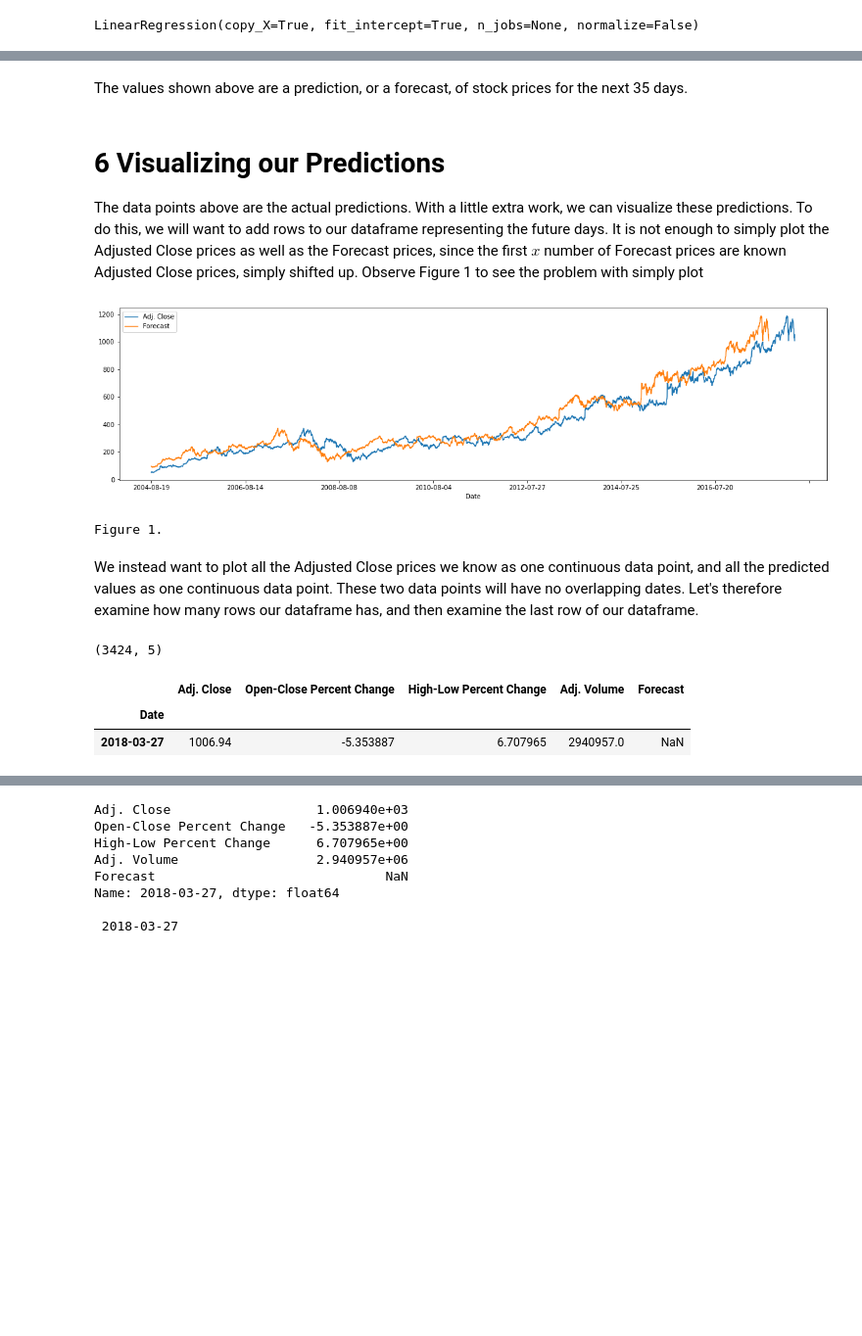
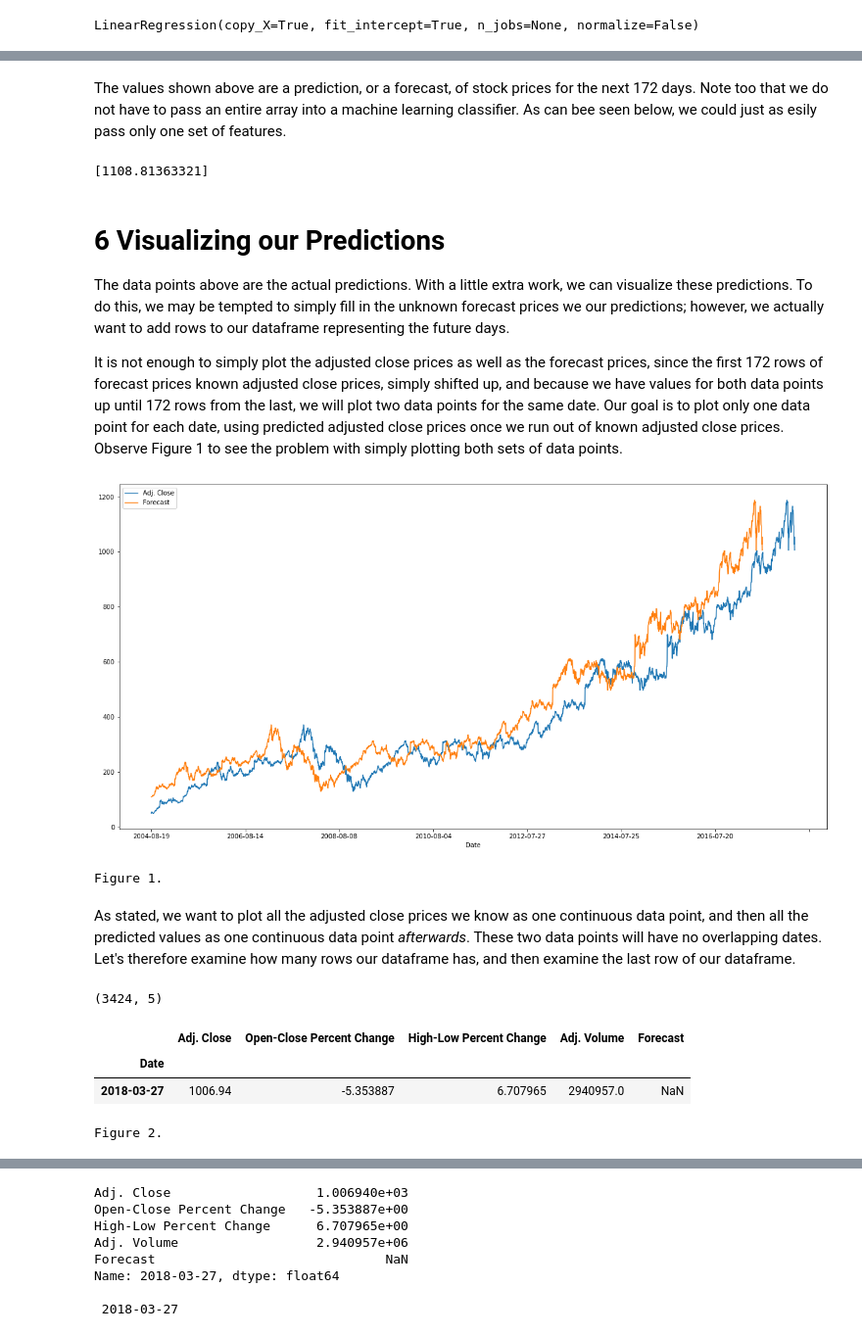
Before and after one commit to TylerTompa/LearnMachineLearning, a Jupyter notebook: Linear Regression/3. Training, Testing, and Predicting.ipynb, the cells around one changed output, grey strips where cells are left out. Shown: that part at 98% size. Drawn from its saved outputs; the diff is of its cells as text; code cells hidden in the pictures; blank space fills up the shorter version.

```diff
--- a/Linear Regression/3. Training, Testing, and Predicting.ipynb
+++ b/Linear Regression/3. Training, Testing, and Predicting.ipynb
@@ -266,36 +266,46 @@ array([1033.65621984, 1035.55112101, 1039.14396564, 1043.2080324 ,
 # %% [markdown]
-The values shown above are a prediction, or a forecast, of stock prices for the next 35 days.
+The values shown above are a prediction, or a forecast, of stock prices for the next 172 days.  Note too that we do not have to pass an entire array into a machine learning classifier.  As can bee seen below, we could just as esily pass only one set of features.
+# %%
+# Predict one price
+print(classifier.predict(X_no_forecast[0].reshape(1, -1)))
+# %% [output]
+[1108.81363321]
 # %% [markdown]
 # 6 Visualizing our Predictions
 
-The data points above are the actual predictions.  With a little extra work, we can visualize these predictions.  To do this, we will want to add rows to our dataframe representing the future days.  It is not enough to simply plot the Adjusted Close prices as well as the Forecast prices, since the first $x$ number of Forecast prices are known Adjusted Close prices, simply shifted up.  Observe Figure 1 to see the problem with simply plot
+The data points above are the actual predictions.  With a little extra work, we can visualize these predictions.  To do this, we may be tempted to simply fill in the unknown forecast prices we our predictions; however, we actually want to add rows to our dataframe representing the future days.
+
+It is not enough to simply plot the adjusted close prices as well as the forecast prices, since the first 172 rows of forecast prices known adjusted close prices, simply shifted up, and because we have values for both data points up until 172 rows from the last, we will plot two data points for the same date.  Our goal is to plot only one data point for each date, using predicted adjusted close prices once we run out of known adjusted close prices.  Observe Figure 1 to see the problem with simply plotting both sets of data points.
 # %%
 # Define figure with measurement 20x5
-plt.figure(figsize=(20,5))
+plt.figure(figsize=(20,10))
 # Plot adjusted close prices
 stocks['Adj. Close'].plot()
 # Plot forecasted prices
 stocks['Forecast'].plot()
 # Plot legend
 plt.legend()
 # Show plot
 plt.show()
 
 print('Figure 1.')
 # %% [output]
-[figure, old version]
+[figure, new version]
 Figure 1.
 # %% [markdown]
-We instead want to plot all the Adjusted Close prices we know as one continuous data point, and all the predicted values as one continuous data point.  These two data points will have no overlapping dates.  Let's therefore examine how many rows our dataframe has, and then examine the last row of our dataframe.
+As stated, we want to plot all the adjusted close prices we know as one continuous data point, and then all the predicted values as one continuous data point <em>afterwards</em>.  These two data points will have no overlapping dates.  Let's therefore examine how many rows our dataframe has, and then examine the last row of our dataframe.
 # %%
 # Get length of dataframe
 print(stocks.shape)
 
 # View last row of dataframe
 display(stocks.tail(1))
+
+print('\nFigure 2.')
 # %% [output]
 (3424, 5)
 |  | Adj. Close | Open-Close Percent Change | High-Low Percent Change | Adj. Volume | Forecast |
 | Date |  |  |  |  |  |
 | 2018-03-27 | 1006.94 | -5.353887 | 6.707965 | 2940957.0 | NaN |
+Figure 2.
 # %% [markdown]
```
Also changed, not shown: parts of 33 cells of this notebook.
